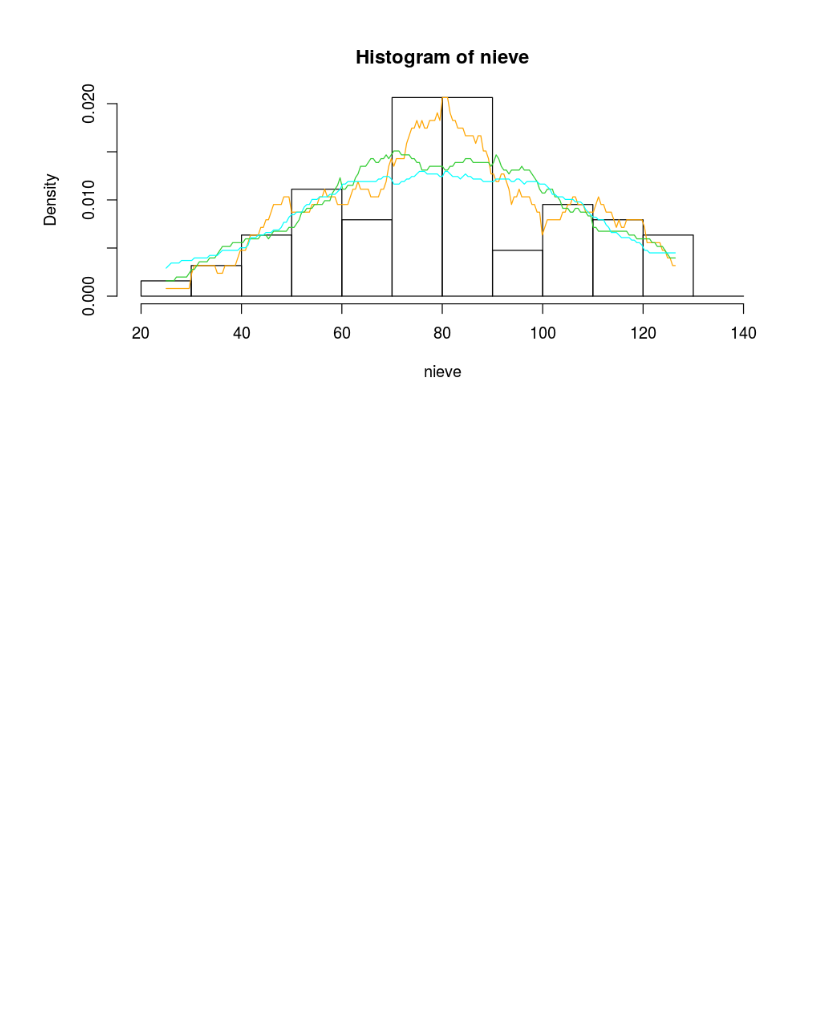
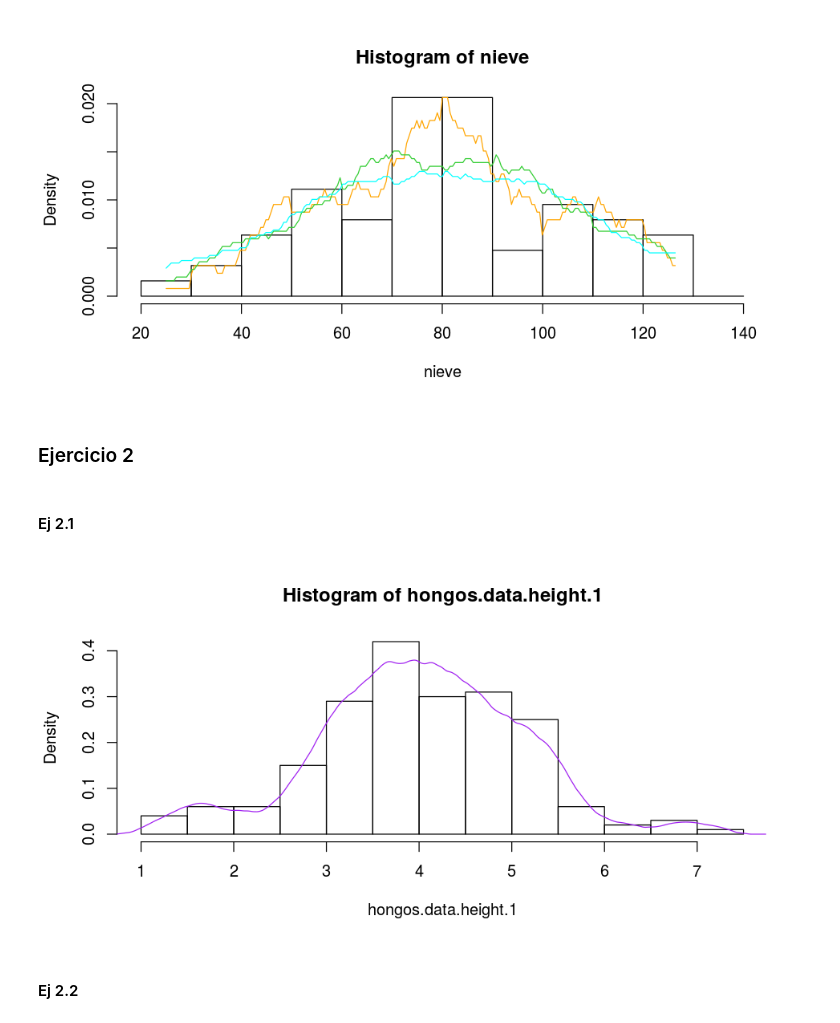
Before and after one commit to m2march/tp_final_r, a Jupyter notebook: Lista_9.ipynb, the cells around one changed output. Cells and saved outputs as stored; diff of their text form; code cells hidden in the pictures; blank space fills up the shorter version.

```diff
--- a/Lista_9.ipynb
+++ b/Lista_9.ipynb
@@ -65,3 +65,35 @@ for (i in 1:3) {
 }
 # %% [output]
 [figure]
+# %% [markdown]
+### Ejercicio 2
+# %% [markdown]
+#### Ej 2.1
+# %%
+h.opt.mv.cross = function(ma, window) {
+    hs = seq(0.001, 1, length.out=10)
+    argmax = which.max(sapply(hs, function(h) {
+        mean(sapply(1:length(ma), function(one_out) {
+            ma_one_out = ma[-one_out]
+            log(density(ma_one_out, bw=h, kernel=window, from=ma[one_out], to=ma[one_out], n=1)$y)
+        }))
+    }))
+    hs[argmax]
+}
+# %%
+hongos.data = read.table("http://www.ic.fcen.uba.ar/~anab/hongos_clasificados.txt", header=T)
+hongos.data.height = hongos.data[,1]
+hongos.data.var = hongos.data[,2]
+hongos.data.height.1 = hongos.data.height[hongos.data.var == 1]
+hongos.data.height.2 = hongos.data.height[hongos.data.var == 2]
+# %%
+hongos.density.est.1.h = h.opt.mv.cross(hongos.data.height.1, 'epanechnikov')
+hongos.density.est.1 = density(hongos.data.height.1, kernel='epanechnikov',
+                               bw=hongos.density.est.1.h)
+# %%
+hist(hongos.data.height.1, freq=F)
+lines(hongos.density.est.1, col='purple')
+# %% [output]
+[figure, added]
+# %% [markdown]
+#### Ej 2.2
```
Also changed, not shown: parts of 6 cells of this notebook, 1 other file.
